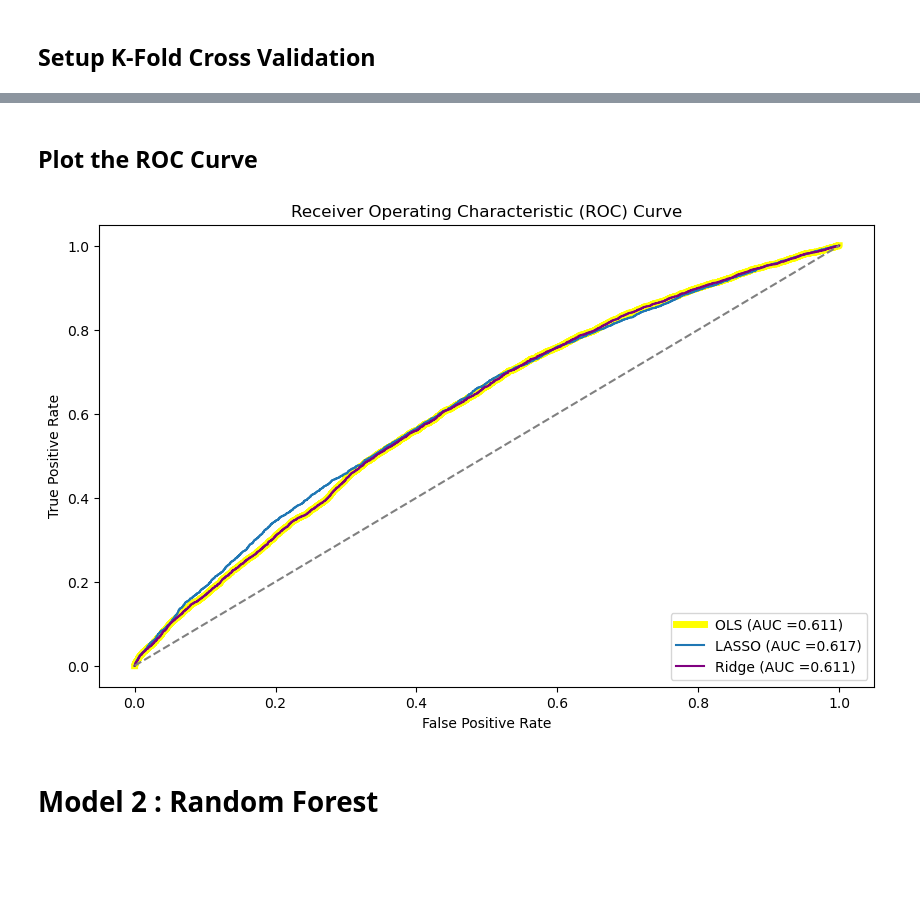
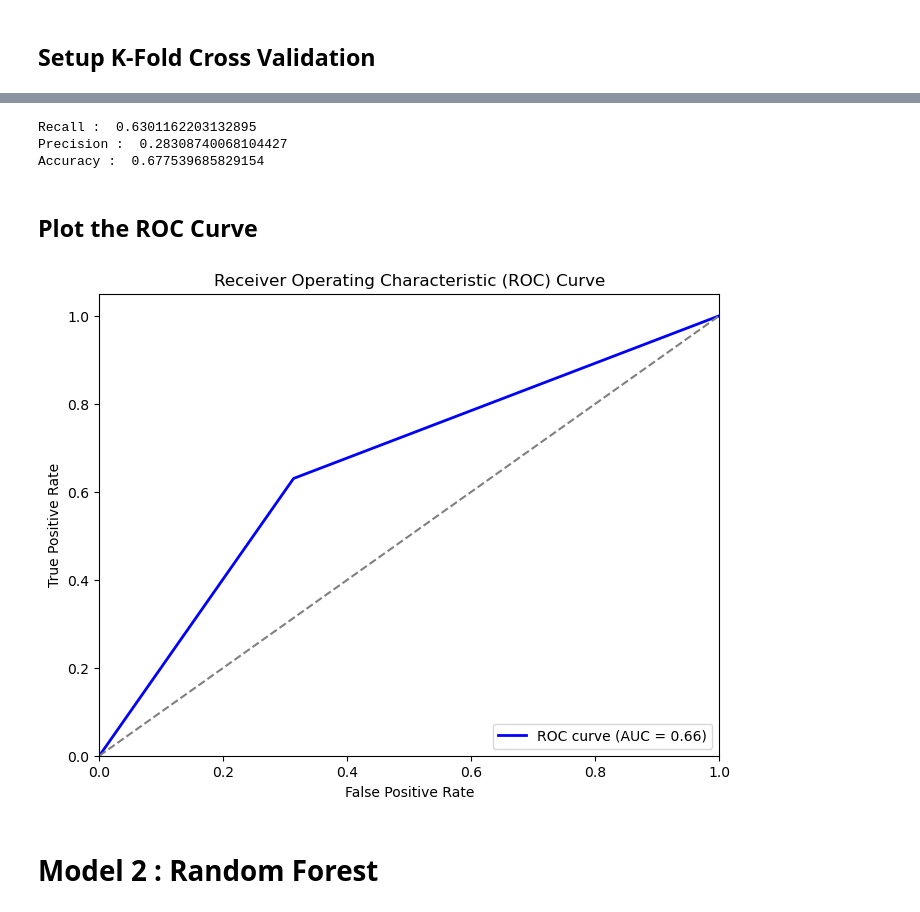
Before and after one commit to dr17549/Credit-Default-Prediction, a Jupyter notebook: Loan Default.ipynb, the cells around one changed output, grey strips where cells are left out. Drawn from its saved outputs; the diff is of its cells as text; code cells hidden in the pictures; blank space fills up the shorter version.

```diff
--- a/Loan Default.ipynb
+++ b/Loan Default.ipynb
@@ -245,34 +200,37 @@ Ridge OOS Model Precision :  0.24576844955991875
+# %%
+lasso_logistic = LogisticRegression(penalty='l1', solver='saga', max_iter=10000, C=1/10)
+X_smote, y_smote = sm.fit_resample(X_train, y_train)
+lasso_logistic.fit(X_smote, y_smote)
+y_pred = lasso_logistic.predict(X_OOS_test)
+print("Recall : " , recall_score(y_OOS_test, y_pred))
+print("Precision : " , precision_score(y_OOS_test, y_pred))
+print("Accuracy : " , accuracy_score(y_OOS_test, y_pred))
+# %% [output]
+Recall :  0.6301162203132895
+Precision :  0.28308740068104427
+Accuracy :  0.677539685829154
 # %% [markdown]
 ## Plot the ROC Curve
 # %%
-# OLS
-y_pred_ols = ols.predict(X_OOS_test)
-fpr_ols, tpr_ols, _ = roc_curve(y_OOS_test, y_pred_ols)
-roc_auc_ols = auc(fpr_ols, tpr_ols)
+# Calculate the ROC curve
+fpr, tpr, thresholds = roc_curve(y_OOS_test, y_pred)
 
-# LASSO
-y_pred_lasso = lasso.predict(X_OOS_test)
-fpr_lasso, tpr_lasso, _ = roc_curve(y_OOS_test, y_pred_lasso)
-roc_auc_lasso = auc(fpr_lasso, tpr_lasso)
+# Calculate the Area Under the Curve (AUC)
+auc = roc_auc_score(y_OOS_test, y_pred)
 
-# RIDGE
-y_pred_ridge = ridge.predict(X_OOS_test)
-fpr_ridge, tpr_ridge, _ = roc_curve(y_OOS_test, y_pred_ridge)
-roc_auc_ridge = auc(fpr_ridge, tpr_ridge)
-
-# Plot ROC curves
-plt.figure(figsize=(10, 6))
-plt.plot(fpr_ols, tpr_ols, lw=5,color = 'yellow', label='OLS (AUC ='+str(round(roc_auc_ols, 3))+')')
-plt.plot(fpr_lasso, tpr_lasso,label='LASSO (AUC ='+str(round(roc_auc_lasso, 3))+')')
-plt.plot(fpr_ridge, tpr_ridge,color='purple', label='Ridge (AUC ='+str(round(roc_auc_ridge, 3))+')')
+# Plot ROC curve
+plt.figure(figsize=(8, 6))
+plt.plot(fpr, tpr, color='blue', lw=2, label='ROC curve (AUC = %0.2f)' % auc)
 plt.plot([0, 1], [0, 1], color='gray', linestyle='--')
+plt.xlim([0.0, 1.0])
+plt.ylim([0.0, 1.05])
 plt.xlabel('False Positive Rate')
 plt.ylabel('True Positive Rate')
 plt.title('Receiver Operating Characteristic (ROC) Curve')
 plt.legend(loc='lower right')
 plt.show()
 # %% [output]
-[figure, old version]
+[figure, new version]
 # %% [markdown]
 # Model 2 : Random Forest
 # %%
```
Also changed, not shown: parts of 16 cells of this notebook.
